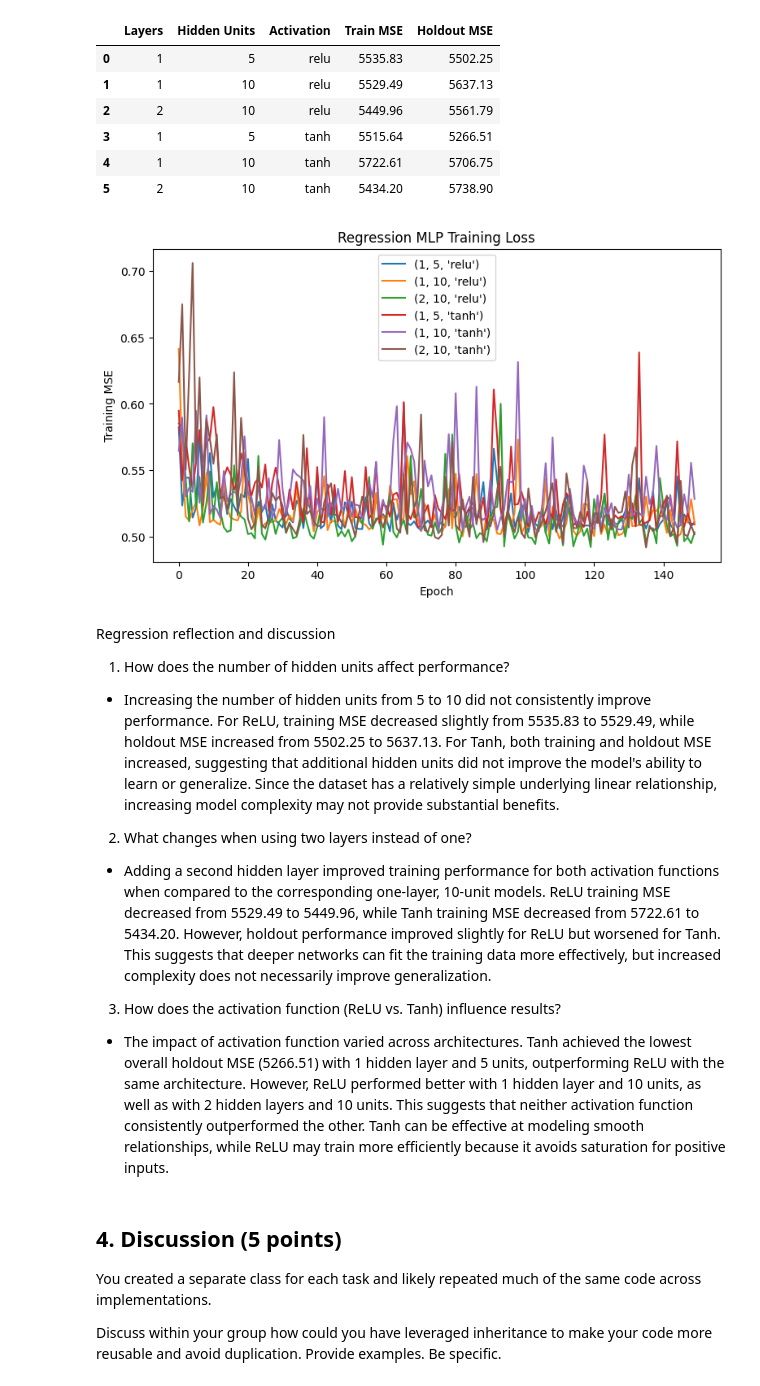
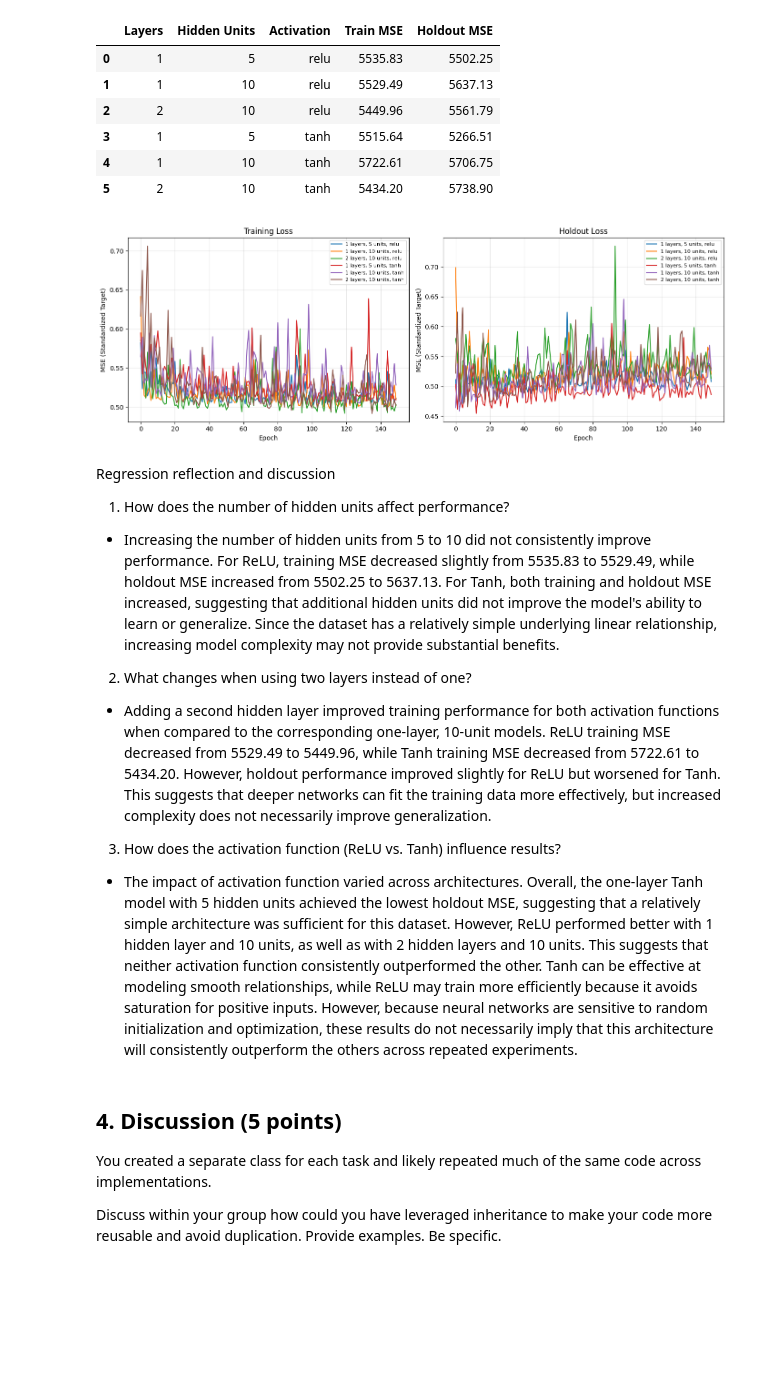
Before and after one commit to laine-goldmacher/ML-Labs, a Jupyter notebook: 04-manual-mlps.ipynb, the cells around one changed output. Drawn from its saved outputs; the diff is of its cells as text; code cells hidden in the pictures; blank space fills up the shorter version.

Commit message:
Regression done

```diff
--- a/04-manual-mlps.ipynb
+++ b/04-manual-mlps.ipynb
@@ -198,8 +198,9 @@ class RegressionMLP(object):
     def cost(self, y_pred, y_true):
         return torch.mean((y_pred - y_true) ** 2)
 
-    def fit(self, X, y, lr=0.01, epochs=150):
+    def fit(self, X, y, lr=0.01, epochs=150, X_holdout=None, y_holdout=None):
         self.loss_history = []
+        self.holdout_loss_history = []
 
         for epoch in range(epochs):
             indices = torch.randperm(len(X))
@@ -225,6 +226,10 @@ class RegressionMLP(object):
                 epoch_loss = self.cost(self.forward(X), y).item()
                 self.loss_history.append(epoch_loss)
 
+                if X_holdout is not None and y_holdout is not None:
+                    holdout_loss = self.cost(self.forward(X_holdout), y_holdout).item()
+                    self.holdout_loss_history.append(holdout_loss)
+
         return self
 
     def predict(self, X):
@@ -272,7 +277,7 @@ for layers, units, activation in configs:
         activation=activation
     )
 
-    model.fit(X_train, y_train, lr=0.01, epochs=150)
+    model.fit(X_train, y_train, lr=0.01, epochs=150, X_holdout=X_holdout, y_holdout=y_holdout)
 
     train_pred = y_scaler.inverse_transform(model.predict(X_train).numpy())
     holdout_pred = y_scaler.inverse_transform(model.predict(X_holdout).numpy())
@@ -301,18 +306,30 @@ results_df.round(2)
 | 4 | 1 | 10 | tanh | 5722.61 | 5706.75 |
 | 5 | 2 | 10 | tanh | 5434.20 | 5738.90 |
 # %%
-plt.figure(figsize=(9, 5))
+fig, axes = plt.subplots(1, 2, figsize=(14, 5))
 
 for config, model in models.items():
-    plt.plot(model.loss_history, label=str(config))
+    label = f"{config[0]} layers, {config[1]} units, {config[2]}"
 
-plt.xlabel("Epoch")
-plt.ylabel("Training MSE")
-plt.title("Regression MLP Training Loss")
-plt.legend()
+    axes[0].plot(model.loss_history, label=label)
+    axes[1].plot(model.holdout_loss_history, label=label)
+
+axes[0].set_title("Training Loss")
+axes[0].set_xlabel("Epoch")
+axes[0].set_ylabel("MSE (Standardized Target)")
+
+axes[1].set_title("Holdout Loss")
+axes[1].set_xlabel("Epoch")
+axes[1].set_ylabel("MSE (Standardized Target)")
+
+for ax in axes:
+    ax.legend(fontsize=8)
+    ax.grid(alpha=0.3)
+
+plt.tight_layout()
 plt.show()
 # %% [output]
-[figure, old version]
+[figure, new version]
 # %% [markdown]
 Regression reflection and discussion
 
@@ -321,7 +338,7 @@ Regression reflection and discussion
 2. What changes when using two layers instead of one?
 - Adding a second hidden layer improved training performance for both activation functions when compared to the corresponding one-layer, 10-unit models. ReLU training MSE decreased from 5529.49 to 5449.96, while Tanh training MSE decreased from 5722.61 to 5434.20. However, holdout performance improved slightly for ReLU but worsened for Tanh. This suggests that deeper networks can fit the training data more effectively, but increased complexity does not necessarily improve generalization.
 3. How does the activation function (ReLU vs. Tanh) influence results?
-- The impact of activation function varied across architectures. Tanh achieved the lowest overall holdout MSE (5266.51) with 1 hidden layer and 5 units, outperforming ReLU with the same architecture. However, ReLU performed better with 1 hidden layer and 10 units, as well as with 2 hidden layers and 10 units. This suggests that neither activation function consistently outperformed the other. Tanh can be effective at modeling smooth relationships, while ReLU may train more efficiently because it avoids saturation for positive inputs.
+- The impact of activation function varied across architectures. Overall, the one-layer Tanh model with 5 hidden units achieved the lowest holdout MSE, suggesting that a relatively simple architecture was sufficient for this dataset. However, ReLU performed better with 1 hidden layer and 10 units, as well as with 2 hidden layers and 10 units. This suggests that neither activation function consistently outperformed the other. Tanh can be effective at modeling smooth relationships, while ReLU may train more efficiently because it avoids saturation for positive inputs. However, because neural networks are sensitive to random initialization and optimization, these results do not necessarily imply that this architecture will consistently outperform the others across repeated experiments.
 # %% [markdown]
 ## 4. Discussion (5 points)
 
```
